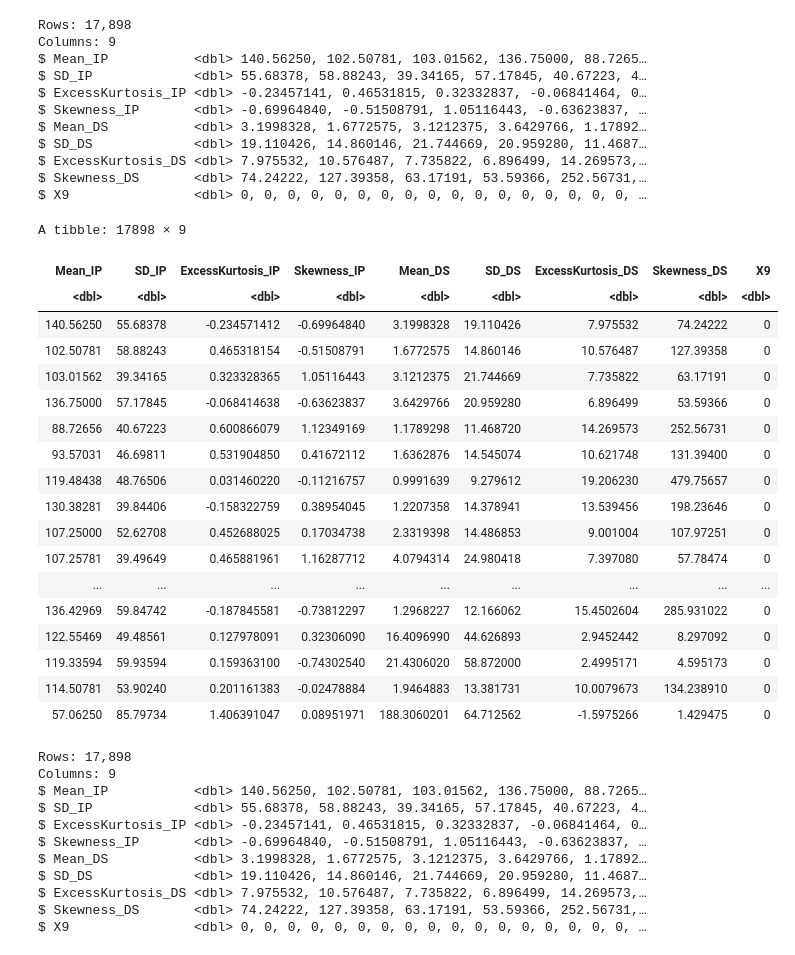
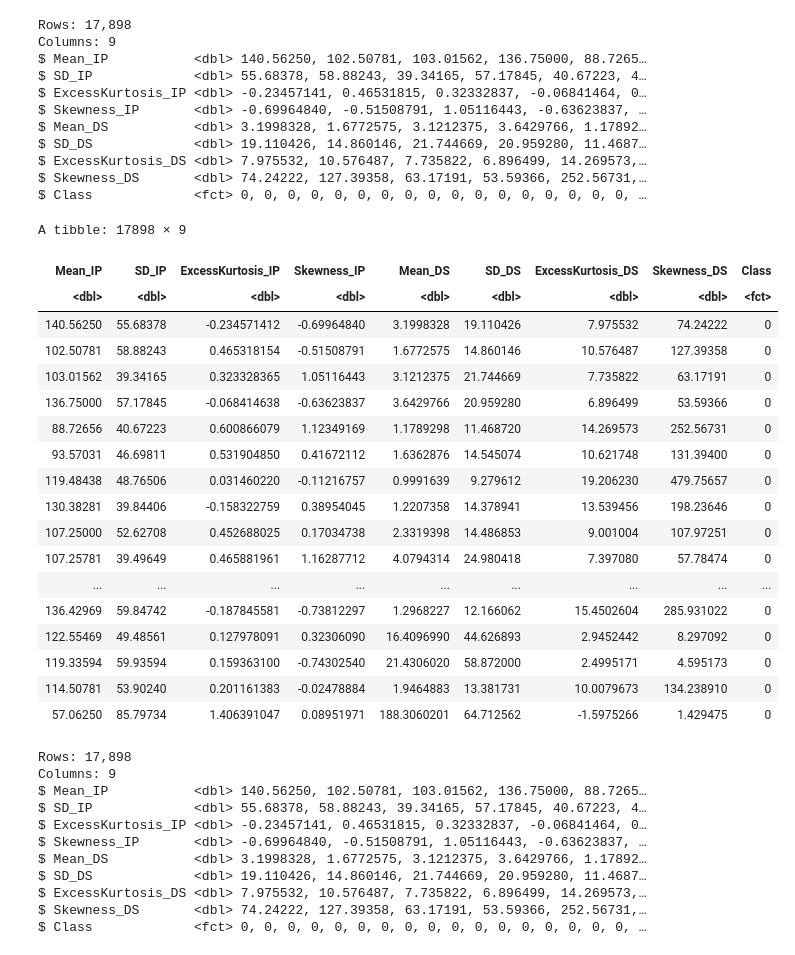
Before and after one commit to JeanetteOfficial/DSCI100_GroupProject_006_1, a Jupyter notebook: projectproposal.ipynb, the cells around one changed output. Saved outputs shown, nothing was run; the diff lists cells and outputs as text; code cells hidden in the pictures.

```diff
--- a/projectproposal.ipynb
+++ b/projectproposal.ipynb
@@ -34,5 +26,6 @@ A tibble: 6 × 9
 # %%
-raw_data <- rename(raw_data,
+pulsar_raw_data <- read_csv("data/HTRU_2.csv", col_names = FALSE)
+pulsar_raw_data <-rename(pulsar_raw_data,
        Mean_IP = X1,
        SD_IP = X2,
        ExcessKurtosis_IP = X3,
@@ -40,4 +33,7 @@ raw_data <- rename(raw_data,
        Mean_DS = X5,
        SD_DS = X6,
        ExcessKurtosis_DS = X7,
-       Skewness_DS = X8, )
+       Skewness_DS = X8,
+       Class = X9) %>%
+mutate(Class = as_factor(Class))
+pulsar_raw_data
@@ -56,5 +72,5 @@ A tibble: 6 × 9
 # %%
-glimpse(raw_data)
+glimpse(pulsar_raw_data)
 # %% [output]
 Rows: 17,898
 Columns: 9
@@ -66,15 +82,15 @@ $ Mean_DS           <dbl> 3.1998328, 1.6772575, 3.1212375, 3.6429766, 1.17892…
 $ SD_DS             <dbl> 19.110426, 14.860146, 21.744669, 20.959280, 11.4687…
 $ ExcessKurtosis_DS <dbl> 7.975532, 10.576487, 7.735822, 6.896499, 14.269573,…
 $ Skewness_DS       <dbl> 74.24222, 127.39358, 63.17191, 53.59366, 252.56731,…
-$ X9                <dbl> 0, 0, 0, 0, 0, 0, 0, 0, 0, 0, 0, 0, 0, 0, 0, 0, 0, …
+$ Class             <fct> 0, 0, 0, 0, 0, 0, 0, 0, 0, 0, 0, 0, 0, 0, 0, 0, 0, …
 # %%
 #removing rows with missing values for the first 8 columns
 # %%
-na.omit(raw_data, cols=c("Mean_IP", "SD_IP", "ExcessKurtosis_IP", "Skewness_IP", "Mean_DS", "SD_DS", "ExcessKurtosis_DS", "Skewness_DS"))
+na.omit(pulsar_raw_data, cols=c("Mean_IP", "SD_IP", "ExcessKurtosis_IP", "Skewness_IP", "Mean_DS", "SD_DS", "ExcessKurtosis_DS", "Skewness_DS"))
 # %% [output]
 A tibble: 17898 × 9
-| Mean_IP | SD_IP | ExcessKurtosis_IP | Skewness_IP | Mean_DS | SD_DS | ExcessKurtosis_DS | Skewness_DS | X9 |
-| <dbl> | <dbl> | <dbl> | <dbl> | <dbl> | <dbl> | <dbl> | <dbl> | <dbl> |
+| Mean_IP | SD_IP | ExcessKurtosis_IP | Skewness_IP | Mean_DS | SD_DS | ExcessKurtosis_DS | Skewness_DS | Class |
+| <dbl> | <dbl> | <dbl> | <dbl> | <dbl> | <dbl> | <dbl> | <dbl> | <fct> |
 | 140.56250 | 55.68378 | -0.234571412 | -0.69964840 | 3.1998328 | 19.110426 | 7.975532 | 74.24222 | 0 |
 | 102.50781 | 58.88243 | 0.465318154 | -0.51508791 | 1.6772575 | 14.860146 | 10.576487 | 127.39358 | 0 |
 | 103.01562 | 39.34165 | 0.323328365 | 1.05116443 | 3.1212375 | 21.744669 | 7.735822 | 63.17191 | 0 |
@@ -92,7 +108,7 @@ A tibble: 17898 × 9
 | 114.50781 | 53.90240 | 0.201161383 | -0.02478884 | 1.9464883 | 13.381731 | 10.0079673 | 134.238910 | 0 |
 | 57.06250 | 85.79734 | 1.406391047 | 0.08951971 | 188.3060201 | 64.712562 | -1.5975266 | 1.429475 | 0 |
 # %%
-glimpse(raw_data)
+glimpse(pulsar_raw_data)
 # %% [output]
 Rows: 17,898
 Columns: 9
@@ -104,6 +120,6 @@ $ Mean_DS           <dbl> 3.1998328, 1.6772575, 3.1212375, 3.6429766, 1.17892…
 $ SD_DS             <dbl> 19.110426, 14.860146, 21.744669, 20.959280, 11.4687…
 $ ExcessKurtosis_DS <dbl> 7.975532, 10.576487, 7.735822, 6.896499, 14.269573,…
 $ Skewness_DS       <dbl> 74.24222, 127.39358, 63.17191, 53.59366, 252.56731,…
-$ X9                <dbl> 0, 0, 0, 0, 0, 0, 0, 0, 0, 0, 0, 0, 0, 0, 0, 0, 0, …
+$ Class             <fct> 0, 0, 0, 0, 0, 0, 0, 0, 0, 0, 0, 0, 0, 0, 0, 0, 0, …
 # %%
 #as we can observe above, row count remains the same meaning that there aren't any missing values
```
Also changed, not shown: parts of 21 cells of this notebook, 1 other file.
